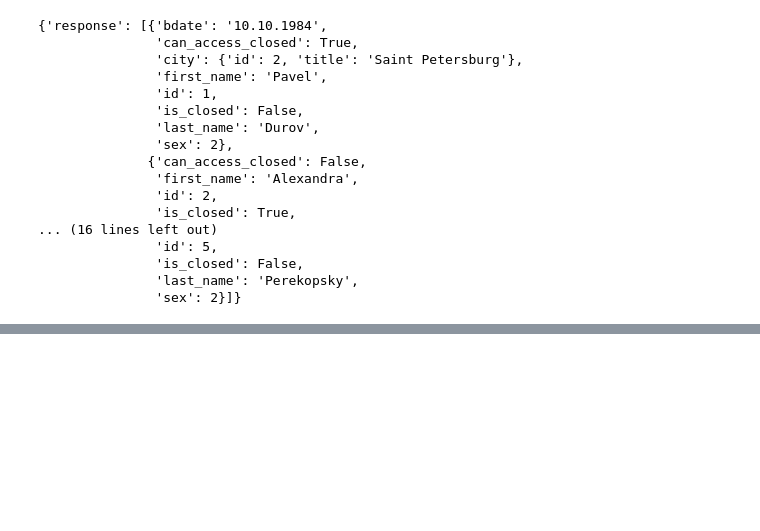
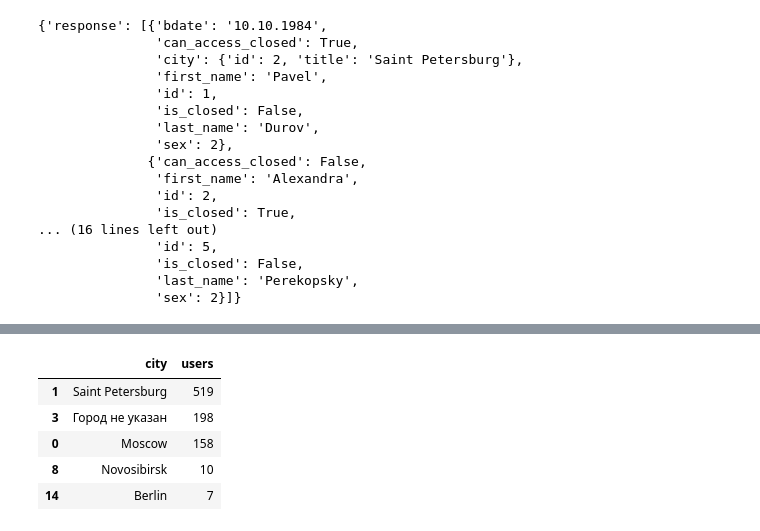
Before and after one commit to kadmiy/datascience_learn, a Jupyter notebook: module_11_datascience_learn.ipynb, the cells around one changed output, grey strips where cells are left out. Cells and saved outputs as stored; diff of their text form; code cells hidden in the pictures; blank space fills up the shorter version.

```diff
--- a/module_11_datascience_learn.ipynb
+++ b/module_11_datascience_learn.ipynb
@@ -848,0 +870,18 @@ city_stats_dict
+# %%
+# Визуализируем словарь с помощью Pandas
+import pandas as pd
+
+# преобразуем dictionary в dataframe
+df = pd.DataFrame.from_dict(city_stats_dict, orient= 'index').reset_index()
+
+# Для удобства переименуем названия столбцов
+df.rename(columns= {'index': 'city', 0: 'users'}, inplace= True)
+df = df.sort_values('users', ascending= False)
+df.head()
+# %% [output]
+|  | city | users |
+| 1 | Saint Petersburg | 519 |
+| 3 | Город не указан | 198 |
+| 0 | Moscow | 158 |
+| 8 | Novosibirsk | 10 |
+| 14 | Berlin | 7 |
```
Also changed, not shown: parts of 16 cells of this notebook.
